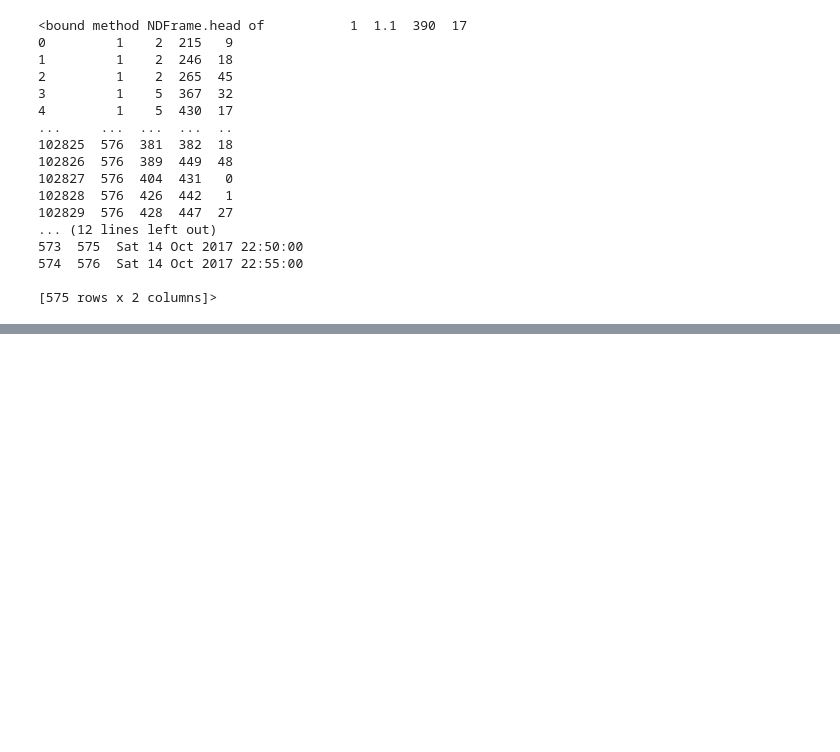
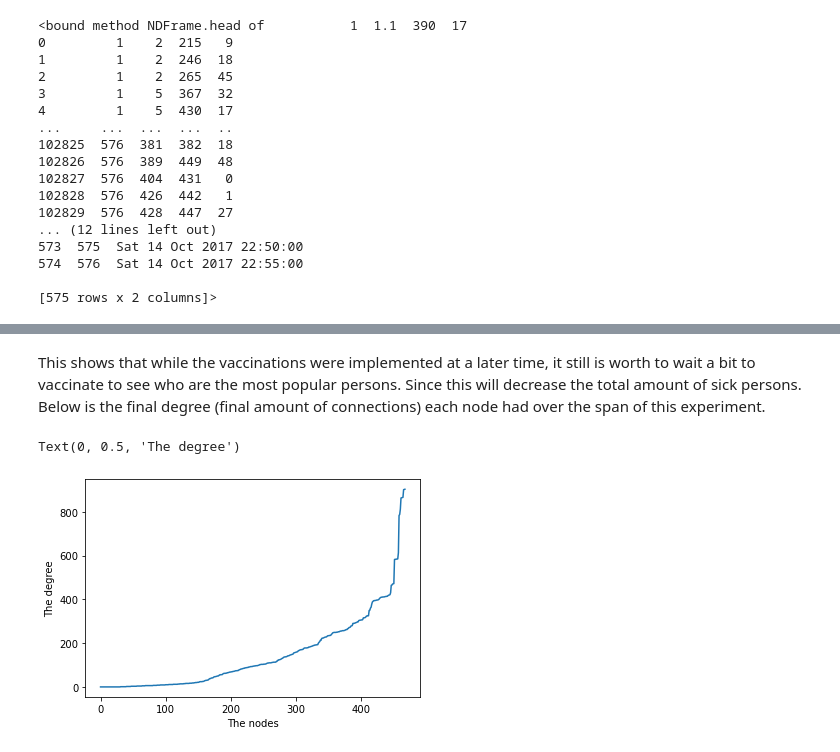
Before and after one commit to Serg99io/MRWP-repo, a Jupyter notebook: Project.ipynb, the cells around one changed output, grey strips where cells are left out. Cells and saved outputs as stored; diff of their text form; code cells hidden in the pictures; blank space fills up the shorter version.

```diff
--- a/Project.ipynb
+++ b/Project.ipynb
@@ -60,0 +281,17 @@ rest = []
+# %% [markdown]
+This shows that while the vaccinations were implemented at a later time, it still is worth to wait a bit to vaccinate to see who are the most popular persons. Since this will decrease the total amount of sick persons. Below is the final degree (final amount of connections) each node had over the span of this experiment.
+# %%
+deg_list = []
+for key in dictio.keys():
+    deg_list.append(dictio[key][1])
+
+#the degree distribution of the nodes sorted (Without the connections of vaccinated individuals. because they do not matter)
+#i.e. amount of contacts, thus two people can have a connection at two different time intervals which would count for 2 contacts
+#and thus 2 degree more for each individual.
+plt.plot(sorted(deg_list))
+plt.xlabel('The nodes')
+
+plt.ylabel('The degree')
+# %% [output]
+Text(0, 0.5, 'The degree')
+[figure, added]
```
Also changed, not shown: parts of 9 cells of this notebook.
